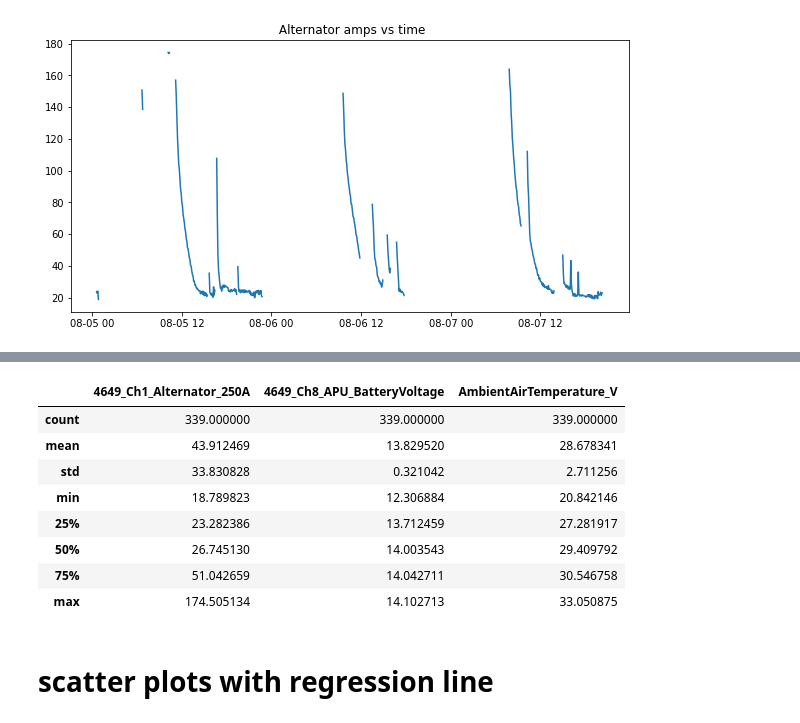
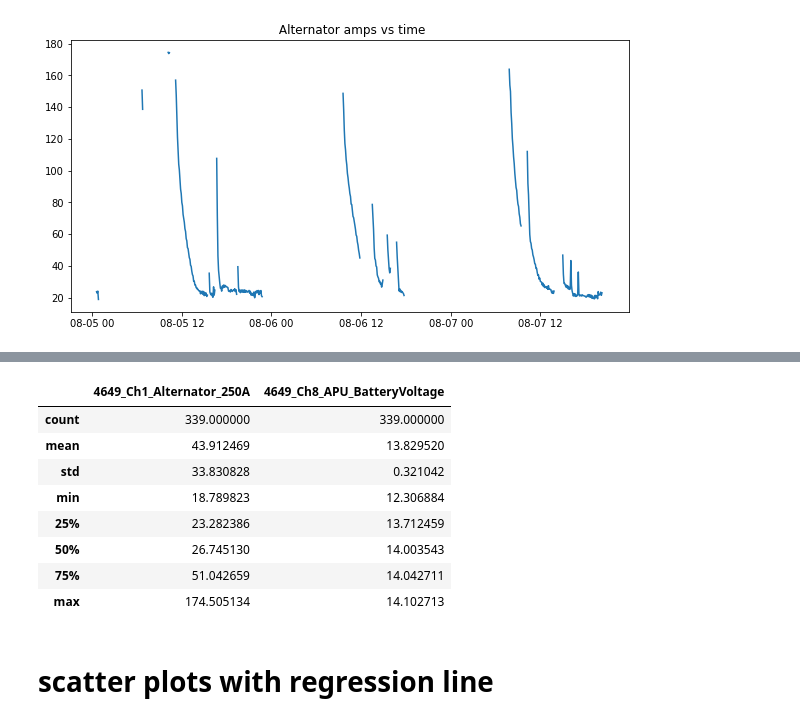
Before and after one commit to UNCG-CSE/Volvo_Truck_Analytics, a Jupyter notebook: src/billTruck1Proj2.ipynb, the cells around one changed output, grey strips where cells are left out. Cells and saved outputs as stored; diff of their text form; code cells hidden in the pictures.

```diff
--- a/src/billTruck1Proj2.ipynb
+++ b/src/billTruck1Proj2.ipynb
@@ -11,13 +12,7 @@ from statistics import stdev
 # %% [markdown]
 ## Read in truck 1 csv and select important columns for analysis. Use pandas parameters for possible speed boost.
 # %%
-df_T1 = pd.read_csv('C:\\Users\\willi\\Desktop\\truck1.csv', index_col = "Time", usecols = ['Time','1730_CH9_ AutomaticStartStop',
+df_T1 = pd.read_csv('C:\\Users\\willi\\Desktop\\truck1.csv', index_col = "Time", usecols = ['Time',
  '1730_CH10_Truck_Batteries',
  '4649_Ch1_Alternator_250A',
- '4649_Ch5_Fridge_50A',
- '4649_Ch6_200A_APU_BatteryBank',
- '4649_Ch8_APU_BatteryVoltage',
- 'AmbientAirTemperature_V',
- 'EngineSpeed',
- 'VehicleSpeed',
- 'GPS altitude',] ,engine = 'c', skip_blank_lines = True)
+ '4649_Ch8_APU_BatteryVoltage'] ,engine = 'c', skip_blank_lines = True)
@@ -243,15 +129,15 @@ ax = plt.plot(x,engSpeed)
 # %%
-x1[['4649_Ch1_Alternator_250A','4649_Ch8_APU_BatteryVoltage','AmbientAirTemperature_V']].describe()
+x1[['4649_Ch1_Alternator_250A','4649_Ch8_APU_BatteryVoltage']].describe()
 # %% [output]
-|  | 4649_Ch1_Alternator_250A | 4649_Ch8_APU_BatteryVoltage | AmbientAirTemperature_V |
-| count | 339.000000 | 339.000000 | 339.000000 |
-| mean | 43.912469 | 13.829520 | 28.678341 |
-| std | 33.830828 | 0.321042 | 2.711256 |
-| min | 18.789823 | 12.306884 | 20.842146 |
-| 25% | 23.282386 | 13.712459 | 27.281917 |
-| 50% | 26.745130 | 14.003543 | 29.409792 |
-| 75% | 51.042659 | 14.042711 | 30.546758 |
-| max | 174.505134 | 14.102713 | 33.050875 |
+|  | 4649_Ch1_Alternator_250A | 4649_Ch8_APU_BatteryVoltage |
+| count | 339.000000 | 339.000000 |
+| mean | 43.912469 | 13.829520 |
+| std | 33.830828 | 0.321042 |
+| min | 18.789823 | 12.306884 |
+| 25% | 23.282386 | 13.712459 |
+| 50% | 26.745130 | 14.003543 |
+| 75% | 51.042659 | 14.042711 |
+| max | 174.505134 | 14.102713 |
 # %% [markdown]
 # scatter plots with regression line
 # %%
```
Also changed, not shown: parts of 17 cells of this notebook.
